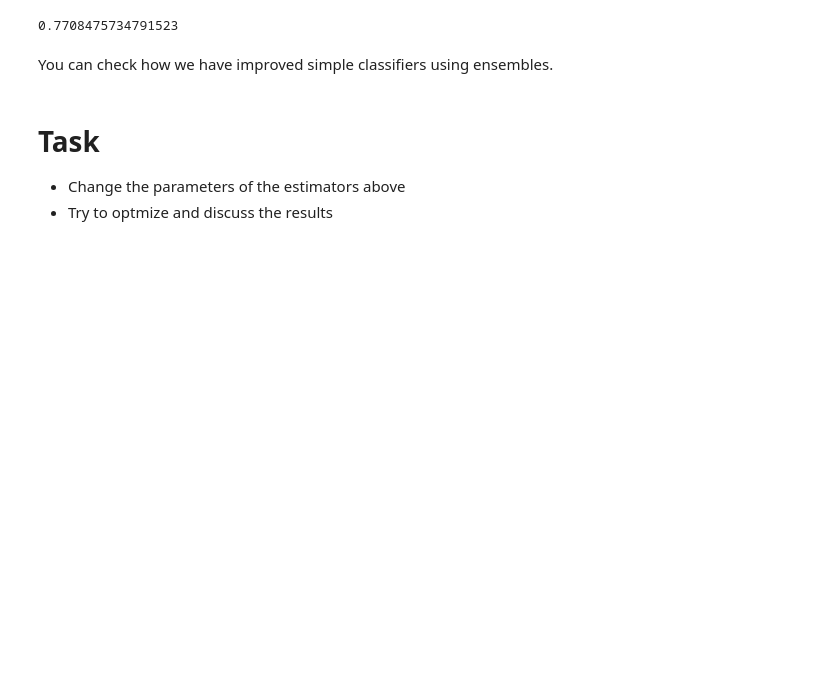
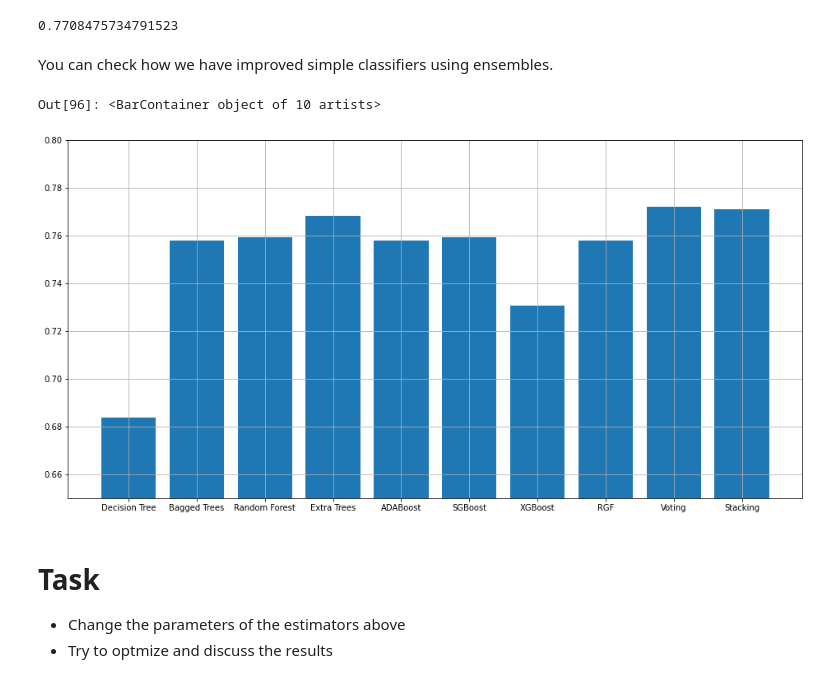
Before and after one commit to rsouza/IntroDataScience, a Jupyter notebook: 2_virtual_classroom_materials/day_4_machine_learning/4_Ensembles_Exercise.ipynb, the cells around one changed output. Cells and saved outputs as stored; diff of their text form; code cells hidden in the pictures; blank space fills up the shorter version.

Commit message:
Adding graph and classifiers

```diff
--- a/2_virtual_classroom_materials/day_4_machine_learning/4_Ensembles_Exercise.ipynb
+++ b/2_virtual_classroom_materials/day_4_machine_learning/4_Ensembles_Exercise.ipynb
@@ -194,6 +222,18 @@ print(results8.mean())
 0.7708475734791523
 # %% [markdown]
 You can check how we have improved simple classifiers using ensembles.
+# %%
+results = [np.mean(eval(f"results{number}")) for number in range(1,11)]
+plt.figure(figsize=(16,8))
+locs, labels = plt.xticks()  # Get the current locations and labels.
+x = np.arange(1, 11, step=1)
+plt.xticks(x, ['Decision Tree', 'Bagged Trees', 'Random Forest', 'Extra Trees', 'ADABoost', 'SGBoost', 'XGBoost', 'RGF', 'Voting', 'Stacking'])  # Set text labels.
+plt.ylim([0.65,0.8])
+plt.grid()
+plt.bar(x, results)
+# %% [output]
+Out[96]: <BarContainer object of 10 artists>
+[figure, added]
 # %% [markdown]
 # Task
 
```
Also changed, not shown: parts of 9 cells of this notebook.
